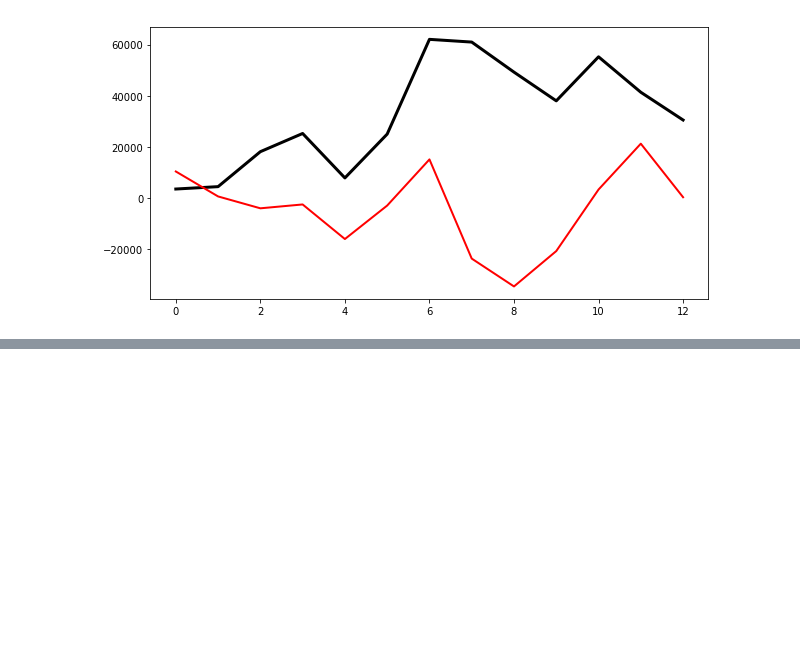
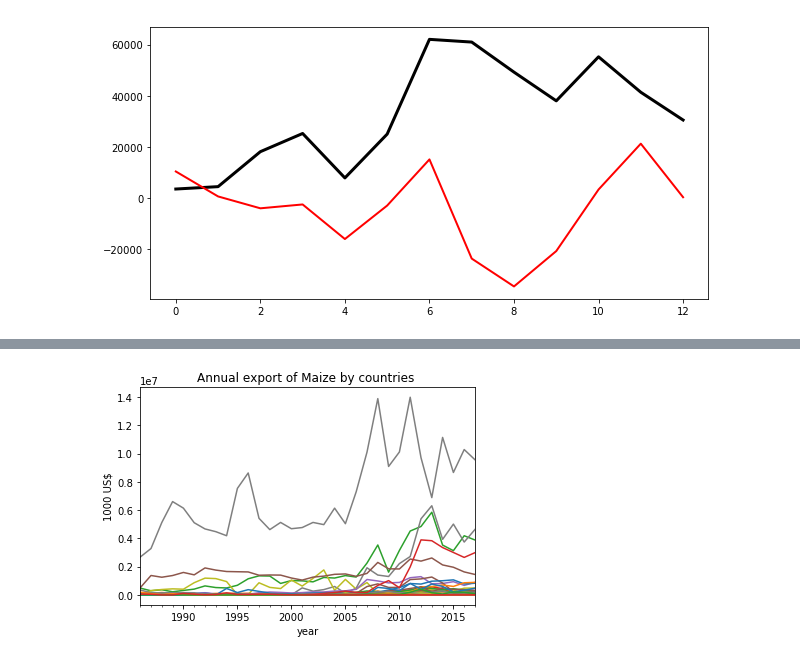
Before and after one commit to BrachyS/crop-trends, a Jupyter notebook: notebooks/exploratory-analysis-agtrade.ipynb, the cells around one changed output, grey strips where cells are left out. Saved outputs shown, nothing was run; the diff lists cells and outputs as text; code cells hidden in the pictures; blank space fills up the shorter version.

```diff
--- a/notebooks/exploratory-analysis-agtrade.ipynb
+++ b/notebooks/exploratory-analysis-agtrade.ipynb
@@ -434,0 +522,10 @@ Summary: Baseline model performance is very poor. Next will need to do feature e
+# %%
+# extract crops and
+# rank countries by non-zero years, slicing the top half countries with less non-zero data
+# Reshape dataframe to treat crops as features and countries as samples
+crops = ['Wheat', 'Soybeans', 'Maize', 'Coffee, green', 'Cotton lint']
+
+crop_export_value = items_by_country.loc[(items_by_country['Item'].isin(crops))&(items_by_country['Element']=='Export Value'),:]
+
+crop_long = crop_export_value.melt(['Reporter Countries','Item'], years, 'year', 'value')
+crop_long['year'] = crop_long['year'].map(lambda x: x.lstrip('Y'))
@@ -434,0 +541,17 @@ Summary: Baseline model performance is very poor. Next will need to do feature e
+# %%
+# Reshape df so that crops are the columns
+crop_wide = crop_long.groupby(['Reporter Countries', 'year', 'Item'])['value'].sum().unstack('Item')
+crop_wide = crop_wide.reset_index()
+crop_wide.year = pd.to_datetime(crop_wide.year)
+# %%
+# Count Nans of all crops for each country,select countries without NaNs
+# A lot of the time when a country has NaNs, the crop is not exported so the whole time series is NaN,
+# thus not ideal to use imputations to deal with NaN.
+# We will just use data of countries that exports all five crops
+crop_wide['Nans'] = crop_wide.isna().sum(axis=1)
+crop_wide.head()
+sums = crop_wide.groupby(["Reporter Countries"]).sum().sort_values(by='Nans',ascending=True).reset_index()
+selected_countries = sums.loc[sums['Nans'] == 0,'Reporter Countries'].tolist()
+# %%
+crop_selected_countries = crop_wide.loc[crop_wide["Reporter Countries"].isin(selected_countries),:]
+crop_selected_countries.head()
@@ -434,0 +565,11 @@ Summary: Baseline model performance is very poor. Next will need to do feature e
+# %%
+# Visualize Maize export
+fig, ax = plt.subplots()
+
+for key, grp in crop_selected_countries.groupby(['Reporter Countries']):
+    ax = grp.plot(ax=ax, kind='line', x='year', y='Maize',label=key, legend=False)
+plt.title('Annual export of Maize by countries ')
+plt.ylabel('1000 US$')
+plt.show()
+# %% [output]
+[figure, added]
```
Also changed, not shown: parts of 30 cells of this notebook.
